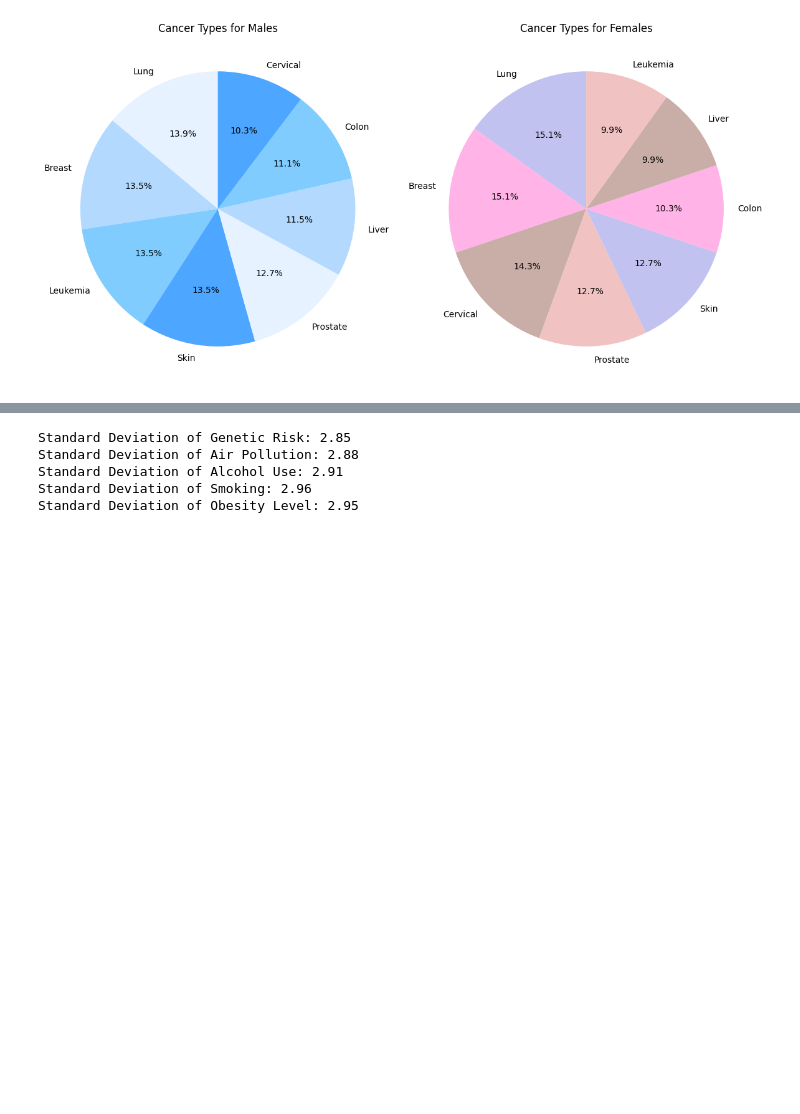
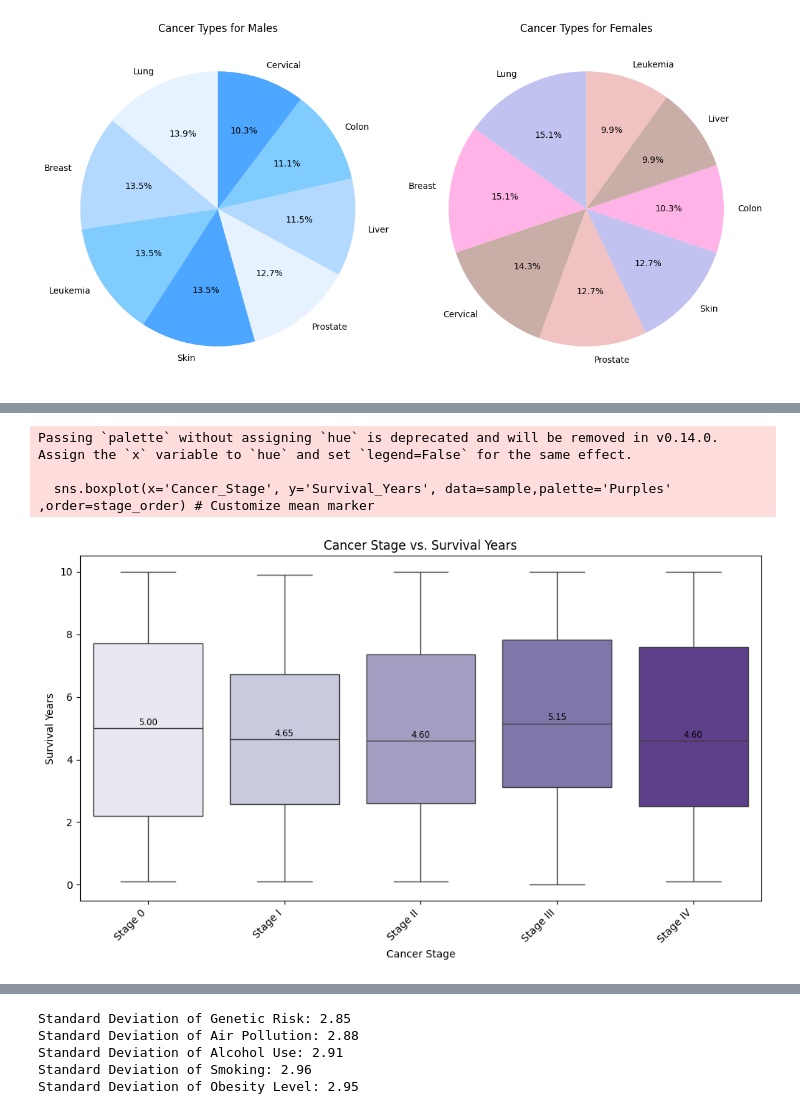
Before and after one commit to MiraMichael-coder/Cancer_Data-Anlysis, a Jupyter notebook: global_cancer_patients_2015_2024_Dataset_project2.ipynb, the cells around one changed output, grey strips where cells are left out. Saved outputs shown, nothing was run; the diff lists cells and outputs as text; code cells hidden in the pictures; blank space fills up the shorter version.

```diff
--- a/global_cancer_patients_2015_2024_Dataset_project2.ipynb
+++ b/global_cancer_patients_2015_2024_Dataset_project2.ipynb
@@ -120,2 +138,0 @@ s.head()
-# %%
-s.drop('Patient_ID', axis=1, inplace=True)
@@ -300,0 +348,28 @@ plt.show()
+# %%
+plt.figure(figsize=(10, 6))
+stage_order = ['Stage 0', 'Stage I', 'Stage II', 'Stage III', 'Stage IV']
+sns.boxplot(x='Cancer_Stage', y='Survival_Years', data=sample,palette='Purples' ,order=stage_order) # Customize mean marker
+
+plt.title('Cancer Stage vs. Survival Years')
+plt.xlabel('Cancer Stage')
+plt.ylabel('Survival Years')
+# Rotate x-axis labels if there are many stages
+plt.xticks(rotation=45, ha='right')
+plt.tight_layout()
+
+# Calculate the median for each stage
+median_survival_by_stage = sample.groupby('Cancer_Stage')['Survival_Years'].median().loc[stage_order]
+
+# Add median text labels to the plot
+for i, stage in enumerate(stage_order):
+    median_value = median_survival_by_stage[stage]
+    # Position the text slightly above the median line (adjust vertical offset as needed)
+    # The x-coordinate 'i' corresponds to the box index for that stage
+    plt.text(i, median_value + 0.1, f'{median_value:.2f}', horizontalalignment='center', size='small', color='black')
+
+plt.show()
+# %% [output]
+Passing `palette` without assigning `hue` is deprecated and will be removed in v0.14.0. Assign the `x` variable to `hue` and set `legend=False` for the same effect.
+
+  sns.boxplot(x='Cancer_Stage', y='Survival_Years', data=sample,palette='Purples' ,order=stage_order) # Customize mean marker
+[figure, added]
```
Also changed, not shown: parts of 86 cells of this notebook.
